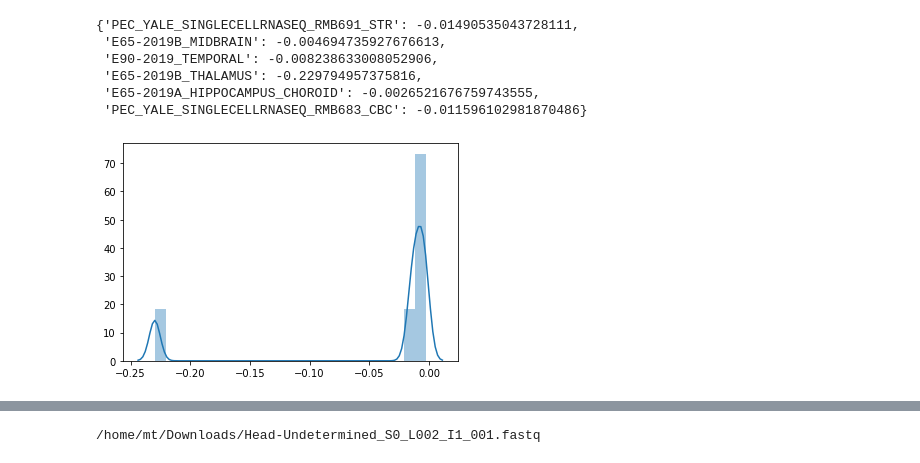
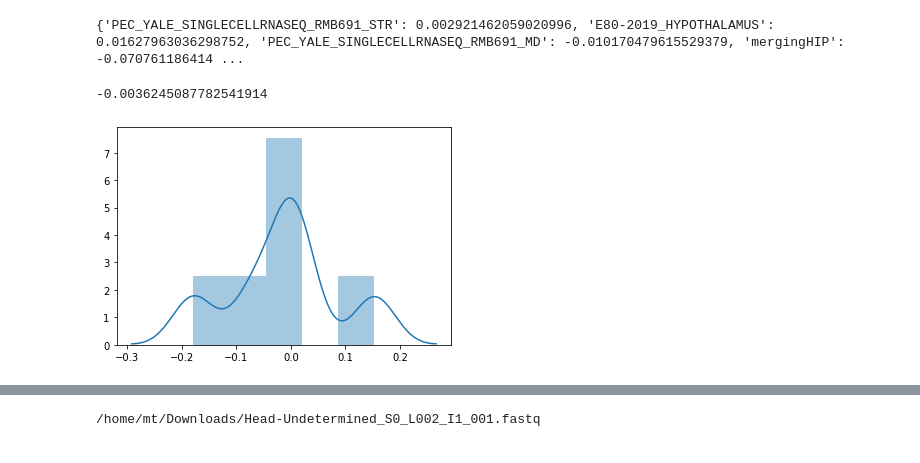
Before and after one commit to mtvector/MTsc, a Jupyter notebook: notebooks/CompareELALDA.ipynb, the cells around one changed output, grey strips where cells are left out. Cells and saved outputs as stored; diff of their text form; code cells hidden in the pictures.

Commit message:
AmbiaintTest

```diff
--- a/notebooks/CompareELALDA.ipynb
+++ b/notebooks/CompareELALDA.ipynb
@@ -69,6 +15,6 @@ FileNotFoundError: [Errno 2] No such file or directory: '/scrapp2/mtschmitz/maca
 # %%
 #Assess cluster enrichment
-df=pd.read_csv('/home/mt/Downloads/figs/E65-2019B_HIPPOCAMPUS_CHOROID/leidenAmbiaintMarkerSumStats.csv')
+df=pd.read_csv('/home/mt/Downloads/figs/False/E65-2019A_AND_E65-2019B_MULTI-SEQ_1/leidenOriginalMarkerSumStats.csv')
 df.index=df.iloc[:,0]
 #print(df.loc[:,df.iloc[0,:]=='mean'].iloc[2:,:-4])
 statmat=df.loc[:,df.iloc[0,:]=='mean'].iloc[2:,:-4]
@@ -77,4 +23,5 @@ statmat=statmat.loc[:,['counts' not in x for x in statmat.columns]]
 maxval=statmat.max(axis=1)#-statmat.median(axis=1)
 celltype=[re.sub('.1','',x) for x in  statmat.astype('float').idxmax(axis=1)]
 ambtab=pd.DataFrame(list(maxval),index=celltype)
+ambtab
 # %% [output]
@@ -82,11 +28,0 @@ FileNotFoundError: [Errno 2] File b'/home/mt/Downloads/figs/E65-2019B_HIPPOCAMPU
-# %%
-#Assess cluster enrichment
-df=pd.read_csv('/home/mt/Downloads/figs/E65-2019B_HIPPOCAMPUS_CHOROID/leidenOriginalMarkerSumStats.csv')
-df.index=df.iloc[:,0]
-#print(df.loc[:,df.iloc[0,:]=='mean'].iloc[2:,:-4])
-statmat=df.loc[:,df.iloc[0,:]=='mean'].iloc[2:,:-4]
-statmat=statmat.loc[:,['lda' not in x for x in statmat.columns]]
-statmat=statmat.loc[:,['counts' not in x for x in statmat.columns]]
-maxval=statmat.max(axis=1)#-statmat.median(axis=1)
-celltype=[re.sub('.1','',x) for x in  statmat.astype('float').idxmax(axis=1)]
-origtab=pd.DataFrame(list(maxval),index=celltype)
@@ -128,5 +40,5 @@ np.mean(diffvals)
 # %%
-headpath='/home/mt/Downloads/figs/'
+headpath='/home/mt/Downloads/figs/False/'
 adatapaths=[os.path.join(headpath,x) for x in  os.listdir(headpath)]
 samplenames=[re.sub('_Out','',x) for x in  os.listdir(headpath)]
 samplesdone=[]
@@ -141,7 +53,7 @@ for adatapath,samplename in zip(np.array(adatapaths)[::-1],np.array(samplenames)
     statmat=df.loc[:,df.iloc[0,:]=='mean'].iloc[2:,:-4]
     statmat=statmat.loc[:,['lda' not in x for x in statmat.columns]]
     statmat=statmat.loc[:,['counts' not in x for x in statmat.columns]]
-    maxval=statmat.max(axis=1)-statmat.median(axis=1)
+    maxval=statmat.max(axis=1)#-statmat.median(axis=1)
     celltype=[re.sub('.1','',x) for x in  statmat.astype('float').idxmax(axis=1)]
     ambtab=pd.DataFrame(list(maxval),index=celltype)
     df=pd.read_csv(os.path.join(adatapath,'leidenOriginalMarkerSumStats.csv'))
@@ -150,14 +62,19 @@ for adatapath,samplename in zip(np.array(adatapaths)[::-1],np.array(samplenames)
     statmat=df.loc[:,df.iloc[0,:]=='mean'].iloc[2:,:-4]
     statmat=statmat.loc[:,['lda' not in x for x in statmat.columns]]
     statmat=statmat.loc[:,['counts' not in x for x in statmat.columns]]
-    maxval=statmat.max(axis=1)-statmat.median(axis=1)
+    maxval=statmat.max(axis=1)#-statmat.median(axis=1)
+    print(statmat)
     celltype=[re.sub('.1','',x) for x in  statmat.astype('float').idxmax(axis=1)]
     origtab=pd.DataFrame(list(maxval),index=celltype)
     diffvals=[]
     for c in set(origtab.index) & set(ambtab.index):
-        #print(c)
-        #print(origtab.loc[c,0].mean()-ambtab.loc[c,0].mean())
-        diffvals.append(origtab.loc[c,0].mean()-ambtab.loc[c,0].mean())
+        print(c)
+        print('orig')
+        print(origtab.loc[c,0])
+        print('amb')
+        print(ambtab.loc[c,0])
+        print('diff',origtab.loc[c,0].max()-ambtab.loc[c,0].max())
+        diffvals.append(origtab.loc[c,0].max()-ambtab.loc[c,0].max())
     alldiffs.append(np.mean(diffvals))
     sns.distplot(diffvals)
 plt.show()
@@ -166,11 +101,8 @@ plt.show()
 # %%
 sns.distplot(alldiffs)
-dict(zip(samplesdone,alldiffs))
+print(dict(zip(samplesdone,alldiffs)))
+np.median(alldiffs)
 # %% [output]
-{'PEC_YALE_SINGLECELLRNASEQ_RMB691_STR': -0.01490535043728111,
- 'E65-2019B_MIDBRAIN': -0.004694735927676613,
- 'E90-2019_TEMPORAL': -0.008238633008052906,
- 'E65-2019B_THALAMUS': -0.229794957375816,
- 'E65-2019A_HIPPOCAMPUS_CHOROID': -0.0026521676759743555,
- 'PEC_YALE_SINGLECELLRNASEQ_RMB683_CBC': -0.011596102981870486}
+{'PEC_YALE_SINGLECELLRNASEQ_RMB691_STR': 0.002921462059020996, 'E80-2019_HYPOTHALAMUS': 0.01627963036298752, 'PEC_YALE_SINGLECELLRNASEQ_RMB691_MD': -0.010170479615529379, 'mergingHIP': -0.070761186414 ...
+-0.0036245087782541914
-[figure, old version]
+[figure, new version]
```
Also changed, not shown: parts of 10 cells of this notebook, 16 other files.
